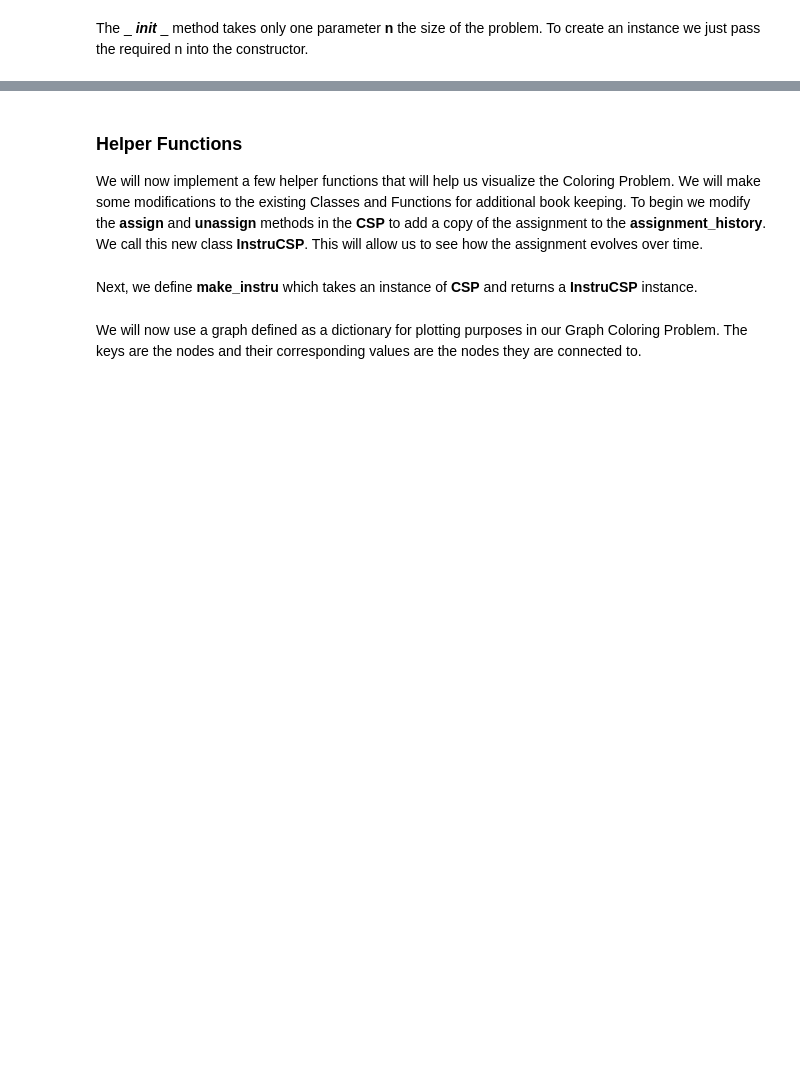
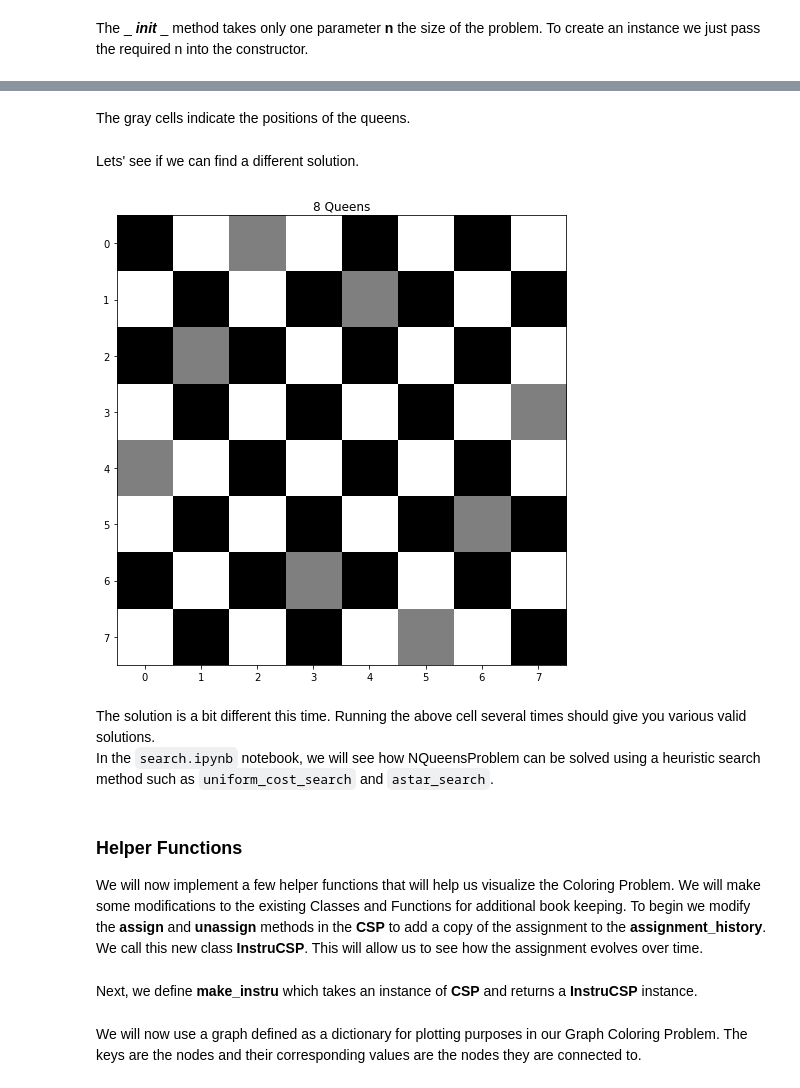
Before and after one commit to aimacode/aima-python, a Jupyter notebook: csp.ipynb, the cells around one changed output, grey strips where cells are left out. Saved outputs shown, nothing was run; the diff lists cells and outputs as text; code cells hidden in the pictures; blank space fills up the shorter version.

```diff
--- a/csp.ipynb
+++ b/csp.ipynb
@@ -71,3 +127,18 @@ eight_queens = NQueensCSP(8)
+# %% [markdown]
+The gray cells indicate the positions of the queens.
+# %% [markdown]
+Lets' see if we can find a different solution.
+# %%
+eight_queens = NQueensCSP(8)
+solution = min_conflicts(eight_queens)
+display_NQueensCSP(solution)
+# %% [output]
+[figure, added]
+# %% [markdown]
+The solution is a bit different this time.
+Running the above cell several times should give you various valid solutions.
+<br>
+In the `search.ipynb` notebook, we will see how NQueensProblem can be solved using a heuristic search method such as `uniform_cost_search` and `astar_search`.
 # %% [markdown]
 ### Helper Functions
 
```
Also changed, not shown: parts of 9 cells of this notebook, 1 other file.
